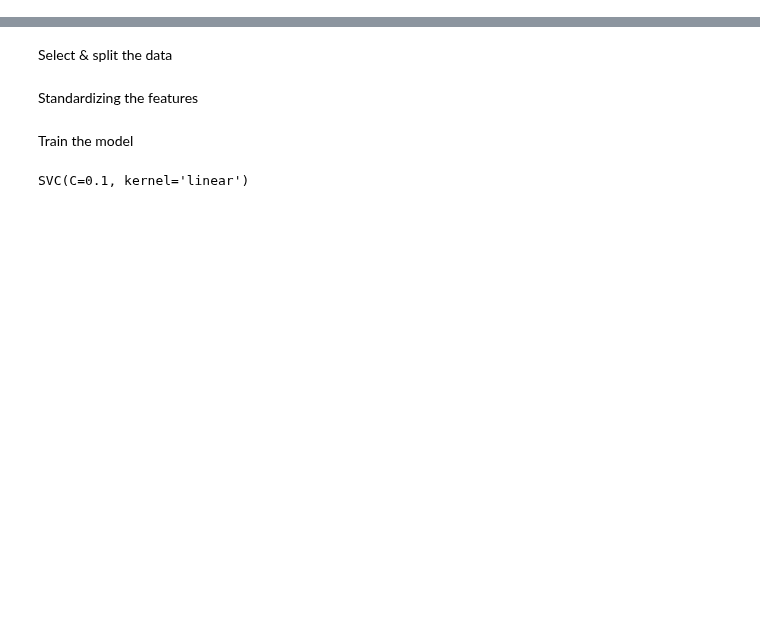
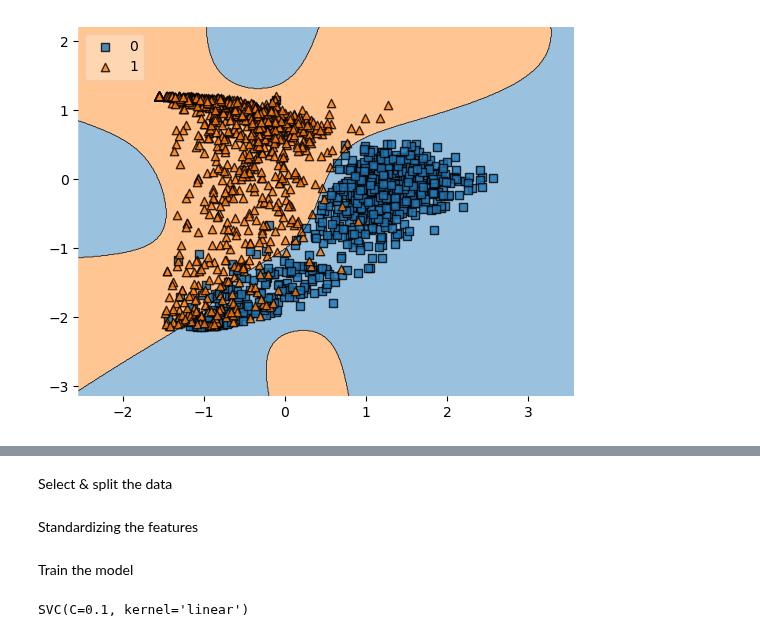
Before and after one commit to nezapajek/project-tobamo, a Jupyter notebook: analysis/fragmented_orf/07_SVM_cluster.ipynb, the cells around one changed output, grey strips where cells are left out. Drawn from its saved outputs; the diff is of its cells as text; code cells hidden in the pictures; blank space fills up the shorter version.

```diff
--- a/analysis/fragmented_orf/07_SVM_cluster.ipynb
+++ b/analysis/fragmented_orf/07_SVM_cluster.ipynb
@@ -11,0 +109,7 @@ sub_df = pd.read_csv('/home/tobamo/analize/project-tobamo/analysis/fragmented_or
+# %%
+mod = SVC(C=50.0, kernel='rbf')
+mod.fit(X_train[:2000,1:3], y_train[:2000])
+plot_decision_regions(X_train[:2000,1:3], y_train.values[:2000], clf=mod, legend=2)
+plt.show()
+# %% [output]
+[figure, added]
```
Also changed, not shown: parts of 31 cells of this notebook, 4 other files.
